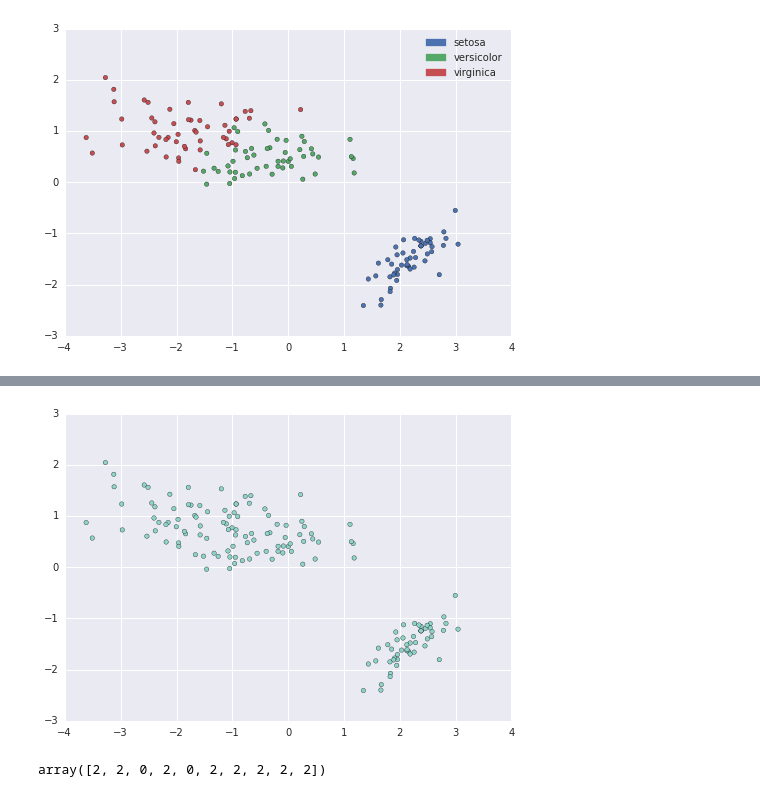
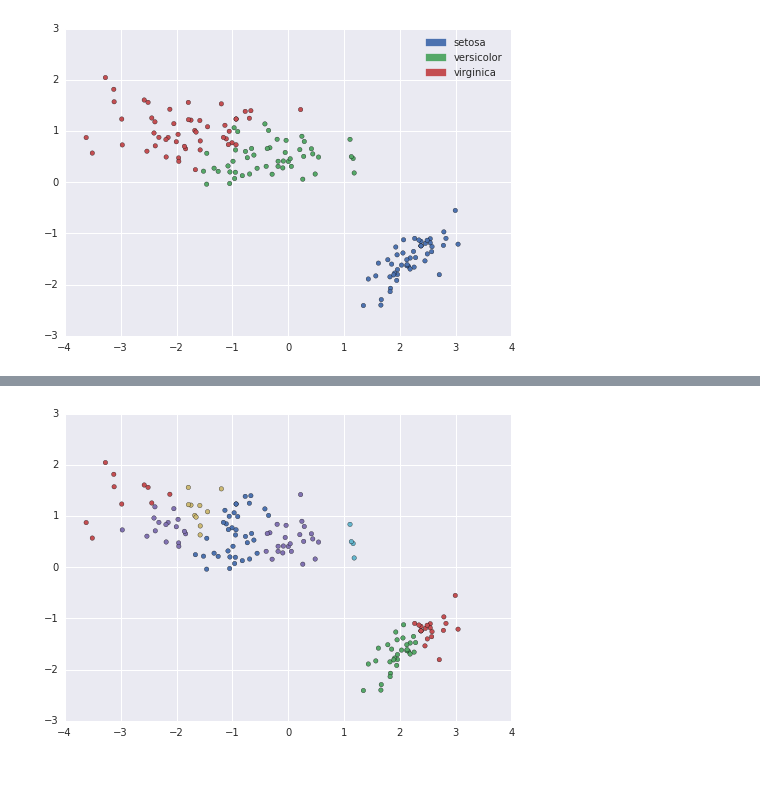
Before and after one commit to sgratzl/ipython-tutorial-VA2015, a Jupyter notebook: 04_MachineLearning.ipynb, the cells around one changed output, grey strips where cells are left out. Saved outputs shown, nothing was run; the diff lists cells and outputs as text; code cells hidden in the pictures.

```diff
--- a/04_MachineLearning.ipynb
+++ b/04_MachineLearning.ipynb
@@ -197,24 +179,0 @@ Index(['continent', 'year', 'lifeExp', 'pop', 'gdpPercap'], dtype='object')
-# %%
-from IPython.html.widgets import interact
-
-mds = manifold.MDS(n_components=2, random_state=5)
-
-@interact(year=(gap.year.min(), gap.year.max()))
-def draw_plot(year):
-    gapyear = gap[gap.year == year]
-    #just select numerical data
-    gapyear_num = gapyear.iloc[:,2:5]
-    print(gapyear_num.shape)
-
-    #fit
-    pos = mds.fit(gapyear_num).embedding_
-
-    #add to dataset
-    gapyear['x'] = pos[:,0]
-    gapyear['y'] = pos[:,1]
-
-    for (name, group),color in zip(gapyear.groupby('continent'),colors):
-        plt.scatter(x=group['x'],y=group['y'],label=name, c=color,s=30)
-
-    plt.legend()
-    plt.show()
@@ -232,17 +184,11 @@ See the caveats in the documentation: http://pandas.pydata.org/pandas-docs/stabl
 # %%
 from IPython.html.widgets import interact
+colors = sns.color_palette(n_colors=10)
 
-set3_colors = sns.color_palette('Set3',10)
 @interact(n_clusters=(1,10))
 def draw_plot(n_clusters):
-    clusters_assignment = KMeans(n_clusters=n_clusters, random_state = 102).fit_predict(data.data)
-    plt.scatter(pos[:, 0], pos[:, 1], s=20, c=[set3_colors[i] for i in clusters_assignment])
+    instance = KMeans(n_clusters=n_clusters, random_state = 102)
+    clusters_assignment = instance.fit_predict(data.data)
+    plt.scatter(pos[:, 0], pos[:, 1], s=20, c=[colors[i] for i in clusters_assignment])
 # %% [output]
-[figure, old version]
+[figure, new version]
-# %%
-from sklearn.cluster import KMeans
-num_only = gap2007.loc[:,'lifeExp':'gdpPercap']
-y_pred = KMeans(n_clusters=5, random_state = 102).fit_predict(num_only)
-y_pred[0:10]
-# %% [output]
-array([2, 2, 0, 2, 0, 2, 2, 2, 2, 2])
```
Also changed, not shown: parts of 6 cells of this notebook.
